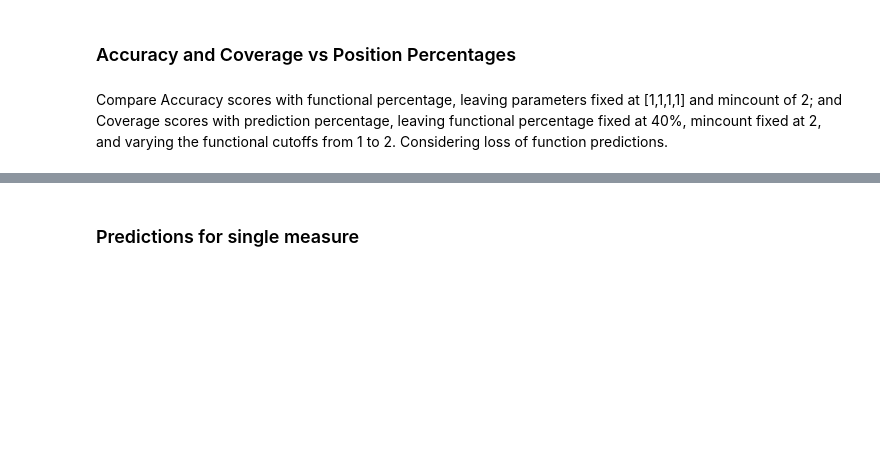
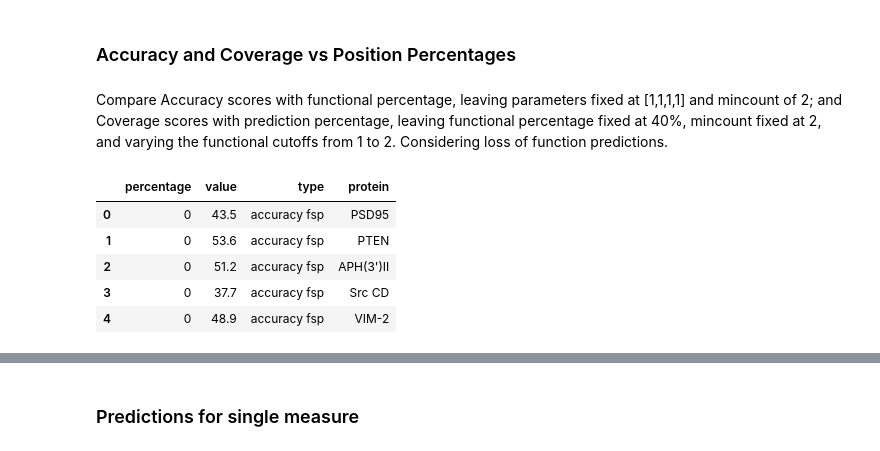
Before and after one commit to CrisSotomayor/perturbation-networks-get-data, a Jupyter notebook: figure_behavior.ipynb, the cells around one changed output, grey strips where cells are left out. Drawn from its saved outputs; the diff is of its cells as text; code cells hidden in the pictures; blank space fills up the shorter version.

```diff
--- a/figure_behavior.ipynb
+++ b/figure_behavior.ipynb
@@ -222,0 +233,9 @@ for i, protein in enumerate(proteins):
+# %%
+df.head()
+# %% [output]
+|  | percentage | value | type | protein |
+| 0 | 0 | 43.5 | accuracy fsp | PSD95 |
+| 1 | 0 | 53.6 | accuracy fsp | PTEN |
+| 2 | 0 | 51.2 | accuracy fsp | APH(3')II |
+| 3 | 0 | 37.7 | accuracy fsp | Src CD |
+| 4 | 0 | 48.9 | accuracy fsp | VIM-2 |
```
Also changed, not shown: parts of 5 cells of this notebook.
